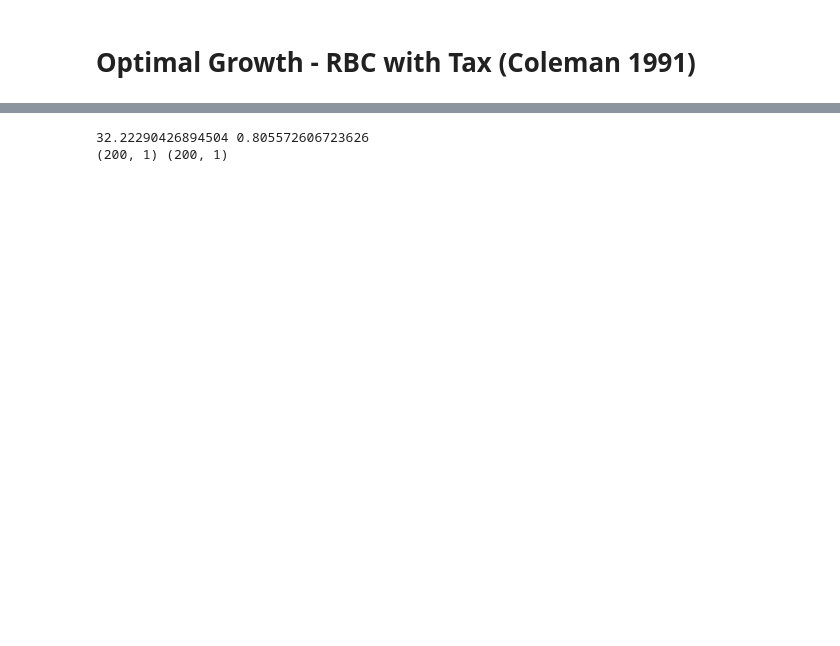
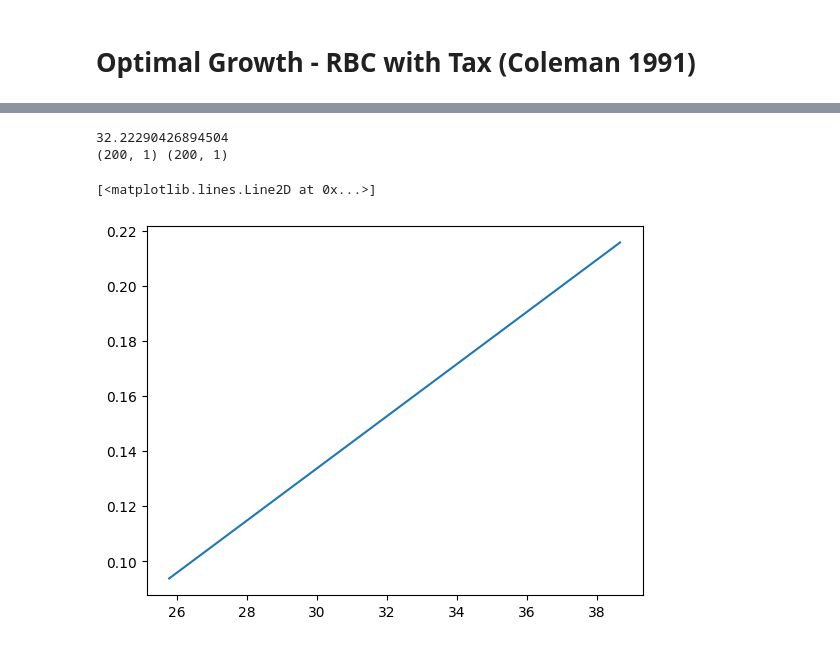
Before and after one commit to rawatpranjal/structural-economics, a Jupyter notebook: dynamic-programming/deeplearning5-coleman1991.ipynb, the cells around one changed output, grey strips where cells are left out. Drawn from its saved outputs; the diff is of its cells as text; code cells hidden in the pictures; blank space fills up the shorter version.

```diff
--- a/dynamic-programming/deeplearning5-coleman1991.ipynb
+++ b/dynamic-programming/deeplearning5-coleman1991.ipynb
@@ -15,38 +12,38 @@ To enable them in other operations, rebuild TensorFlow with the appropriate comp
 # %%
 # Model parameters
 β = 0.99
 α = 0.36
 δ = 0.025
 σ = 2.0
 τ = 0.1
 Kss = ((1/β+δ-1)/(α*(1-τ)))**(1/(α-1))
-Iss = δ*Kss;
-Imin = phi*Iss;
-print(Kss, Iss)
+print(Kss)
 
 xmin=Kss*0.8
 xmax=Kss*1.2
 min_FB = lambda a,b: a+b-tf.sqrt(a**2+b**2)
 layers = [
     tf.keras.layers.Normalization(axis=-1, input_dim=1, mean=0, variance=1, invert=False),
     tf.keras.layers.Dense(32, activation='leaky_relu',  bias_initializer='he_uniform'),
     tf.keras.layers.Dense(32, activation='leaky_relu',  bias_initializer='he_uniform'),
     tf.keras.layers.Dense(1, activation=tf.keras.activations.linear)
 ]
 perceptron = tf.keras.Sequential(layers)
 
 def model(x:Vector)->Tuple[Vector]:
     sh = perceptron(x)
     return sh
 
 λ=1
 xvec = np.power(np.linspace(xmin**(1/λ),xmax**(1/λ),200,dtype='float32'),λ).reshape(-1,1)
 #print(xvec)
 print(xvec.shape, model(xvec).shape)
-#plt.plot(xvec, model(xvec), label = 'c(x)')
+plt.plot(xvec, model(xvec), label = 'c(x)')
 # %% [output]
-32.22290426894504 0.805572606723626
+32.22290426894504
 (200, 1) (200, 1)
+[<matplotlib.lines.Line2D at 0x...>]
+[figure, added]
 # %%
 def residuals(k:Vector):
     c=model(k)
```
Also changed, not shown: parts of 9 cells of this notebook, 7 other files.
